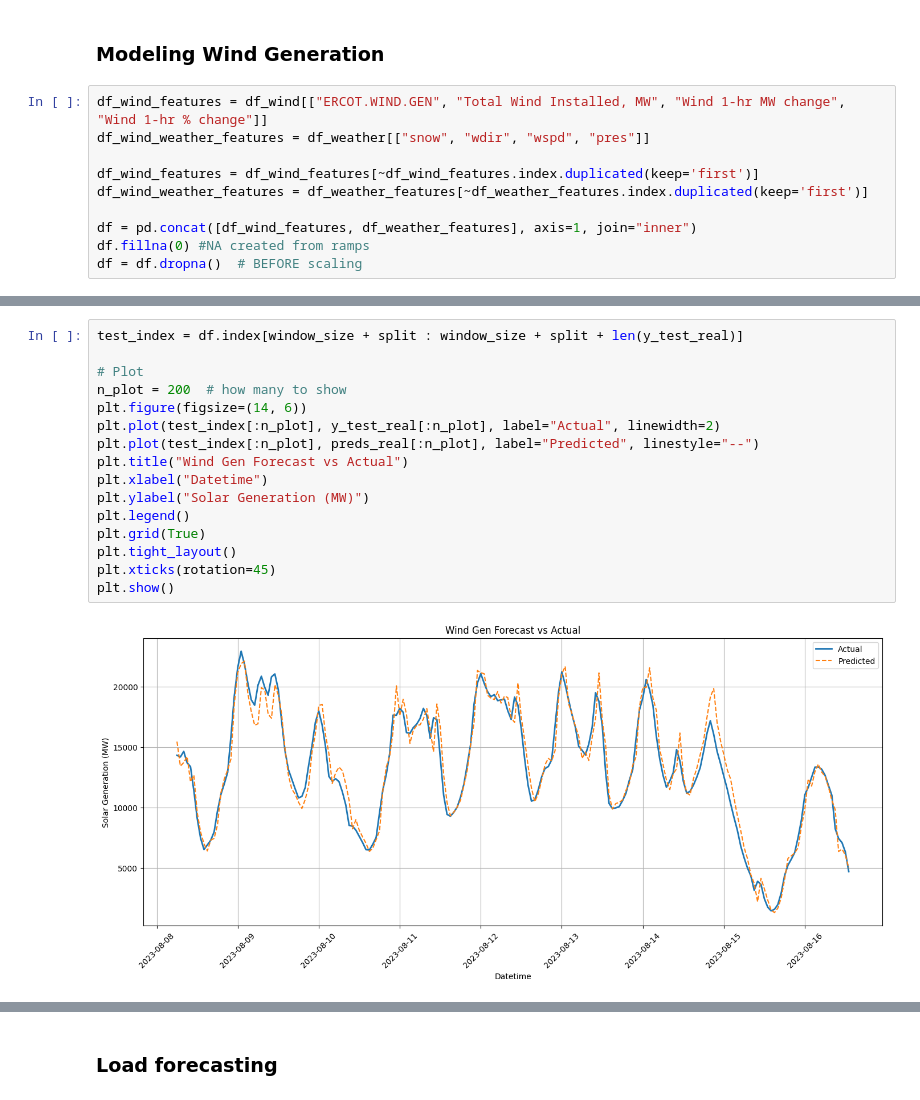
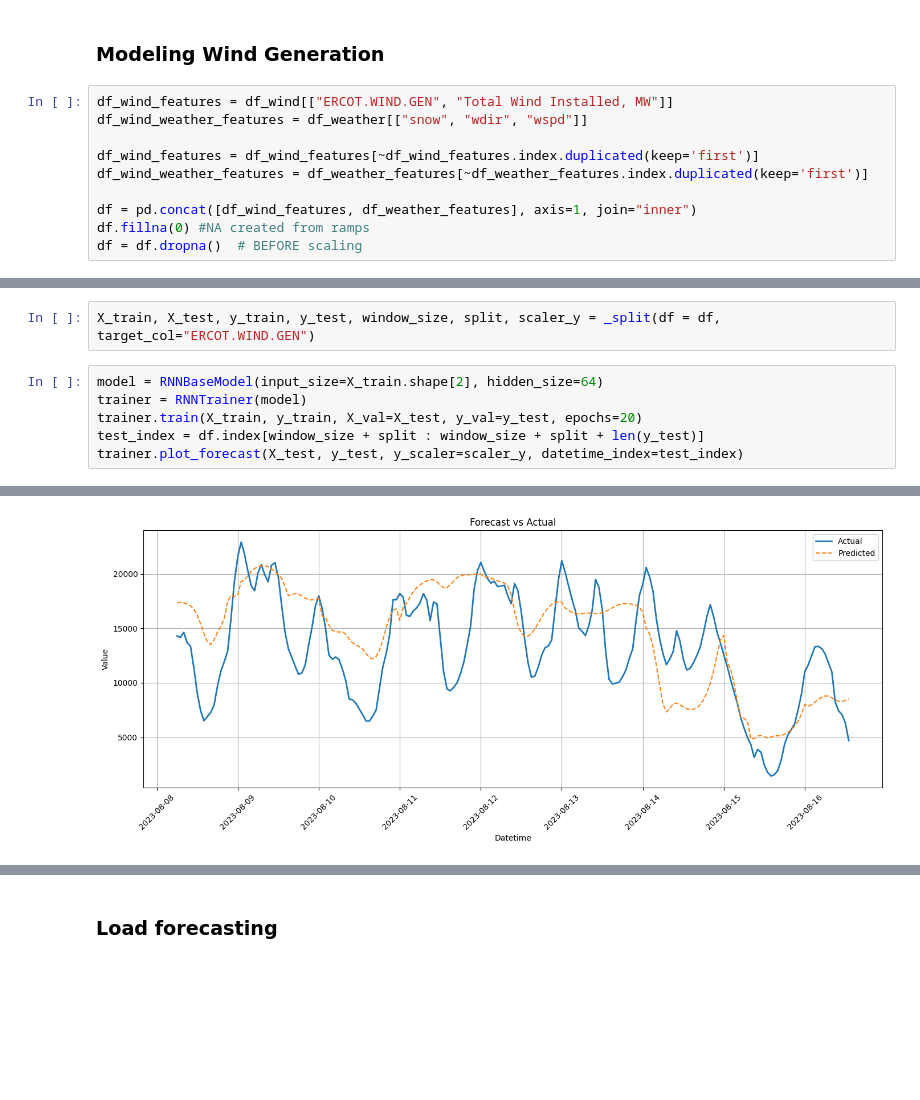
Before and after one commit to Leelawls/ECEN-360, a Jupyter notebook: model.ipynb, the cells around one changed output, grey strips where cells are left out. Cells and saved outputs as stored; diff of their text form; blank space fills up the shorter version.

```diff
--- a/model.ipynb
+++ b/model.ipynb
@@ -164,8 +141,8 @@ plt.show()
 # %% [markdown]
 ### Modeling Wind Generation
 # %%
-df_wind_features = df_wind[["ERCOT.WIND.GEN", "Total Wind Installed, MW", "Wind 1-hr MW change", "Wind 1-hr % change"]]
-df_wind_weather_features = df_weather[["snow", "wdir", "wspd", "pres"]]
+df_wind_features = df_wind[["ERCOT.WIND.GEN", "Total Wind Installed, MW"]]
+df_wind_weather_features = df_weather[["snow", "wdir", "wspd"]]
 
 df_wind_features = df_wind_features[~df_wind_features.index.duplicated(keep='first')]
 df_wind_weather_features = df_weather_features[~df_weather_features.index.duplicated(keep='first')]
@@ -268,18 +153,9 @@ y_test_real = scaler_y.inverse_transform(y_test)
-# %%
-test_index = df.index[window_size + split : window_size + split + len(y_test_real)]
-
-# Plot
-n_plot = 200  # how many to show
-plt.figure(figsize=(14, 6))
-plt.plot(test_index[:n_plot], y_test_real[:n_plot], label="Actual", linewidth=2)
-plt.plot(test_index[:n_plot], preds_real[:n_plot], label="Predicted", linestyle="--")
-plt.title("Wind Gen Forecast vs Actual")
-plt.xlabel("Datetime")
-plt.ylabel("Solar Generation (MW)")
-plt.legend()
-plt.grid(True)
-plt.tight_layout()
-plt.xticks(rotation=45)
-plt.show()
-# %% [output]
-[figure, removed]
+# %%
+X_train, X_test, y_train, y_test, window_size, split, scaler_y = _split(df = df, target_col="ERCOT.WIND.GEN")
+# %%
+model = RNNBaseModel(input_size=X_train.shape[2], hidden_size=64)
+trainer = RNNTrainer(model)
+trainer.train(X_train, y_train, X_val=X_test, y_val=y_test, epochs=20)
+test_index = df.index[window_size + split : window_size + split + len(y_test)]
+trainer.plot_forecast(X_test, y_test, y_scaler=scaler_y, datetime_index=test_index)
+# %% [output]
@@ -285,0 +182 @@ plt.show()
+[figure, added]
```
Also changed, not shown: parts of 22 cells of this notebook, 1 other file.
